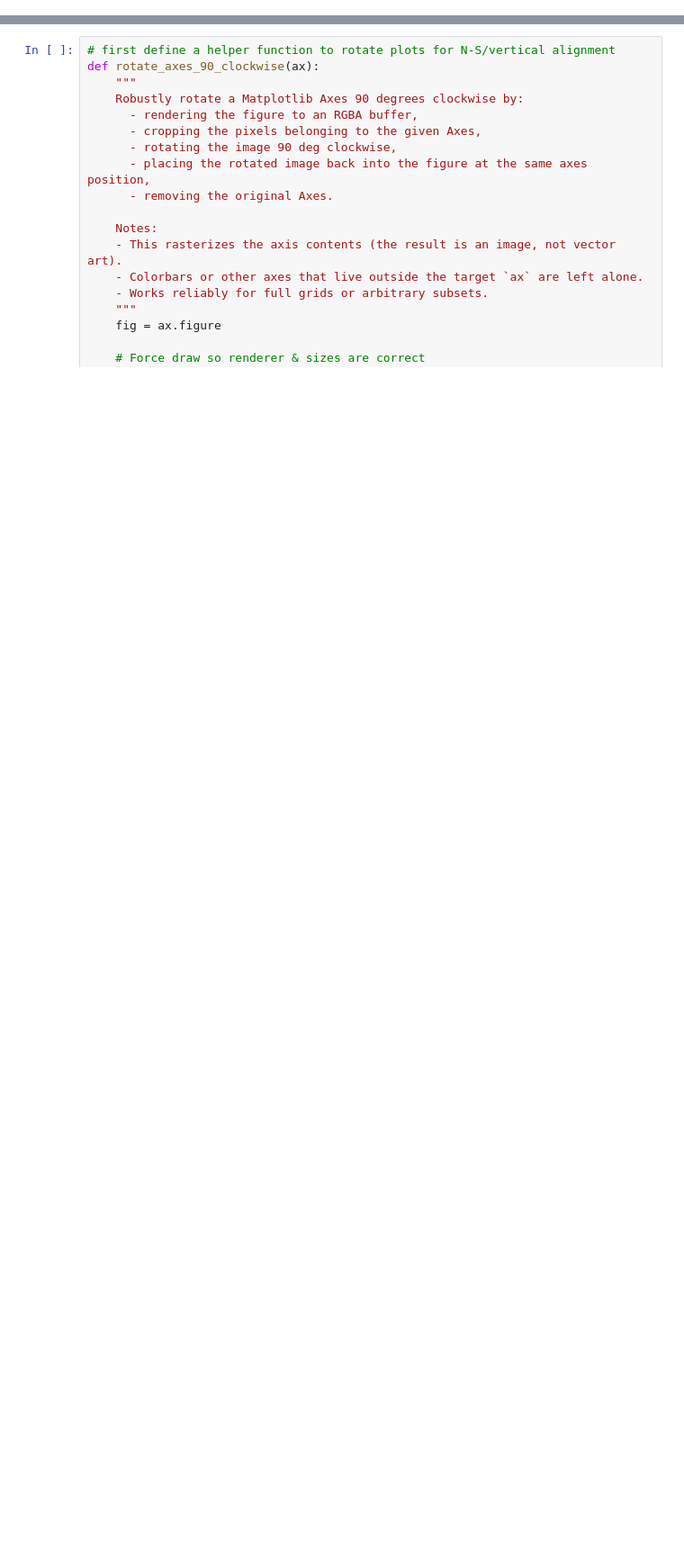
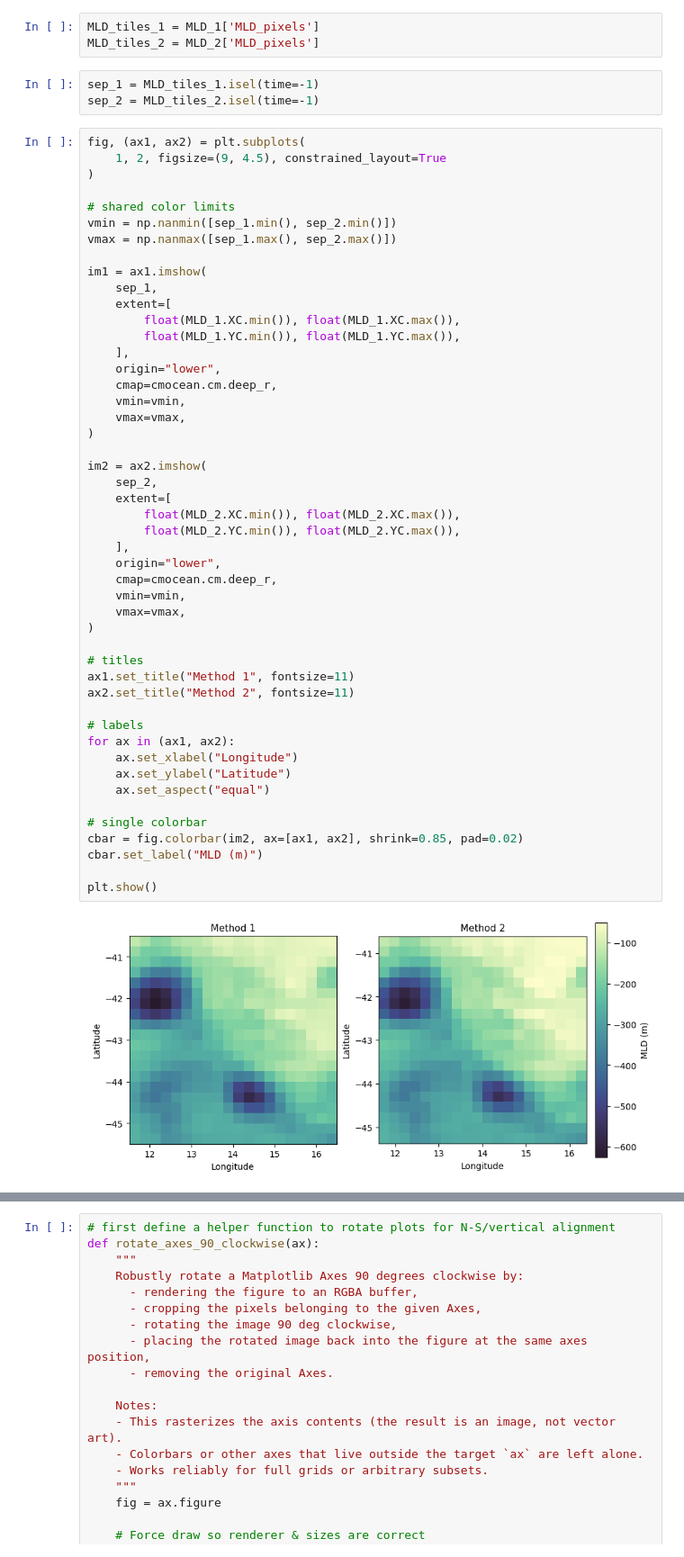
Before and after one commit to GHOpenonic/LLC_ocean_emulator, a Jupyter notebook: high_res_diagnostics/MLD/MLD_grid#comparison.ipynb, the cells around one changed output, grey strips where cells are left out. Shown at 90% size. Cells and saved outputs as stored; diff of their text form; blank space fills up the shorter version.

```diff
--- a/high_res_diagnostics/MLD/MLD_grid#comparison.ipynb
+++ b/high_res_diagnostics/MLD/MLD_grid#comparison.ipynb
@@ -12,0 +50,56 @@ from pathlib import Path
+# %%
+MLD_tiles_1 = MLD_1['MLD_pixels']
+MLD_tiles_2 = MLD_2['MLD_pixels']
+# %%
+sep_1 = MLD_tiles_1.isel(time=-1)
+sep_2 = MLD_tiles_2.isel(time=-1)
+# %%
+fig, (ax1, ax2) = plt.subplots(
+    1, 2, figsize=(9, 4.5), constrained_layout=True
+)
+
+# shared color limits
+vmin = np.nanmin([sep_1.min(), sep_2.min()])
+vmax = np.nanmax([sep_1.max(), sep_2.max()])
+
+im1 = ax1.imshow(
+    sep_1,
+    extent=[
+        float(MLD_1.XC.min()), float(MLD_1.XC.max()),
+        float(MLD_1.YC.min()), float(MLD_1.YC.max()),
+    ],
+    origin="lower",
+    cmap=cmocean.cm.deep_r,
+    vmin=vmin,
+    vmax=vmax,
+)
+
+im2 = ax2.imshow(
+    sep_2,
+    extent=[
+        float(MLD_2.XC.min()), float(MLD_2.XC.max()),
+        float(MLD_2.YC.min()), float(MLD_2.YC.max()),
+    ],
+    origin="lower",
+    cmap=cmocean.cm.deep_r,
+    vmin=vmin,
+    vmax=vmax,
+)
+
+# titles
+ax1.set_title("Method 1", fontsize=11)
+ax2.set_title("Method 2", fontsize=11)
+
+# labels
+for ax in (ax1, ax2):
+    ax.set_xlabel("Longitude")
+    ax.set_ylabel("Latitude")
+    ax.set_aspect("equal")
+
+# single colorbar
+cbar = fig.colorbar(im2, ax=[ax1, ax2], shrink=0.85, pad=0.02)
+cbar.set_label("MLD (m)")
+
+plt.show()
+# %% [output]
+[figure, added]
```
Also changed, not shown: parts of 9 cells of this notebook, 28 other files.
